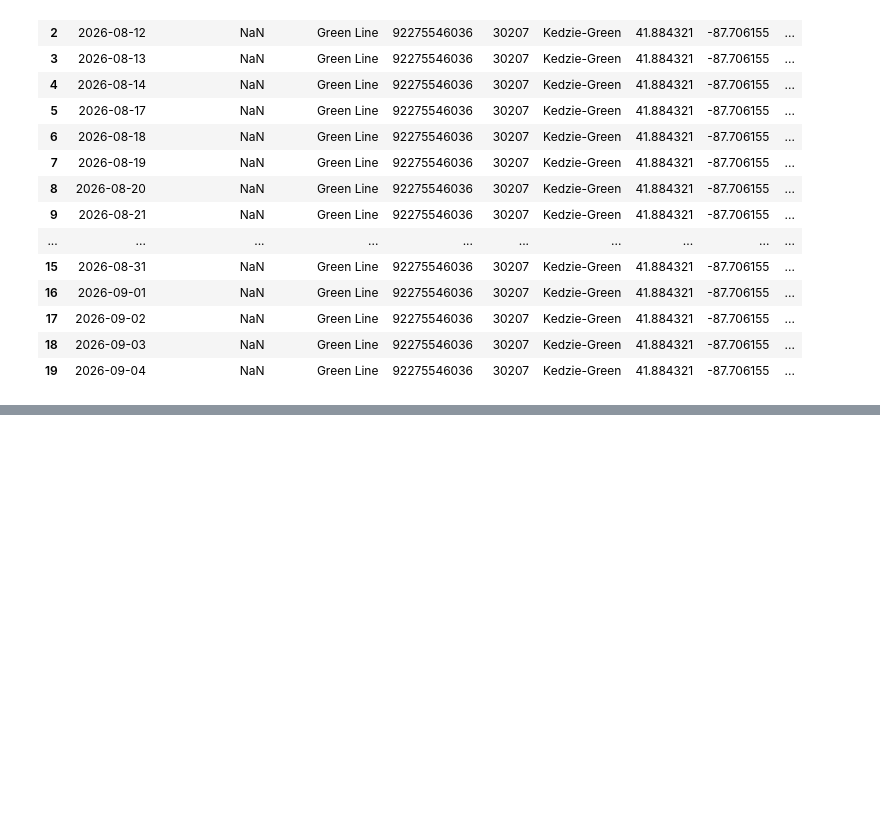
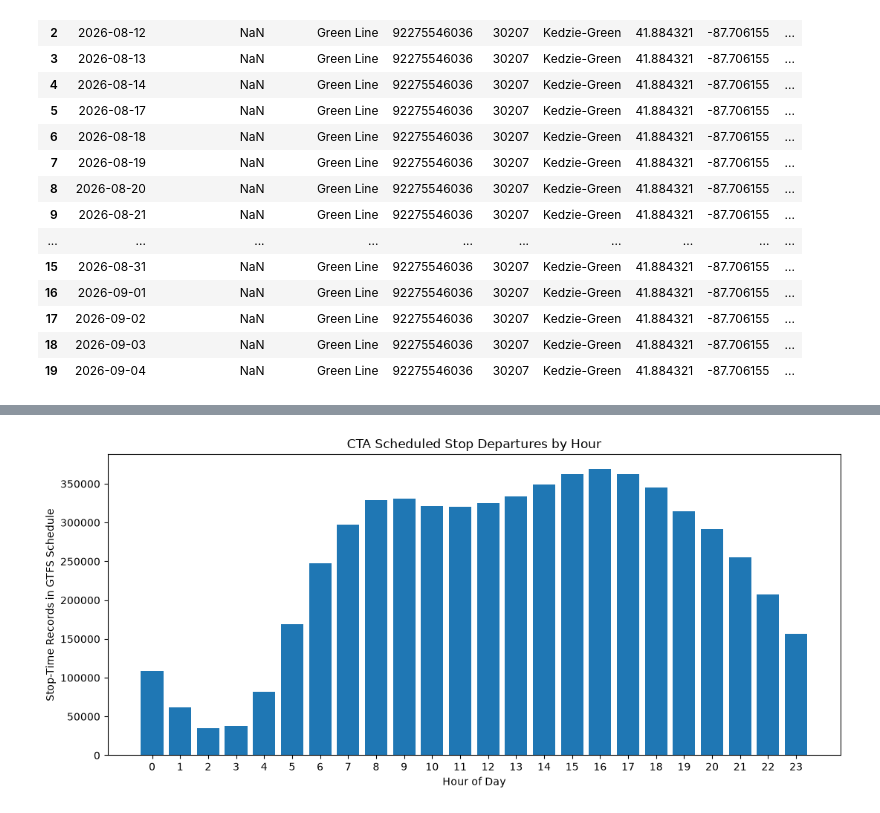
Before and after one commit to siddhic431-sys/TransitPulse, a Jupyter notebook: notebooks/01_data_exploration.ipynb, the cells around one changed output, grey strips where cells are left out. Cells and saved outputs as stored; diff of their text form; code cells hidden in the pictures; blank space fills up the shorter version.

```diff
--- a/notebooks/01_data_exploration.ipynb
+++ b/notebooks/01_data_exploration.ipynb
@@ -1129,0 +1718,17 @@ print(
+# %%
+
+fig, ax = plt.subplots(figsize=(11, 5))
+
+ax.bar(
+    hourly_departures["hour"],
+    hourly_departures["scheduled_stop_departures"]
+)
+
+ax.set_title("CTA Scheduled Stop Departures by Hour")
+ax.set_xlabel("Hour of Day")
+ax.set_ylabel("Stop-Time Records in GTFS Schedule")
+ax.set_xticks(range(24))
+fig.tight_layout()
+plt.show()
+# %% [output]
+[figure, added]
```
Also changed, not shown: parts of 54 cells of this notebook, 2 other files.
